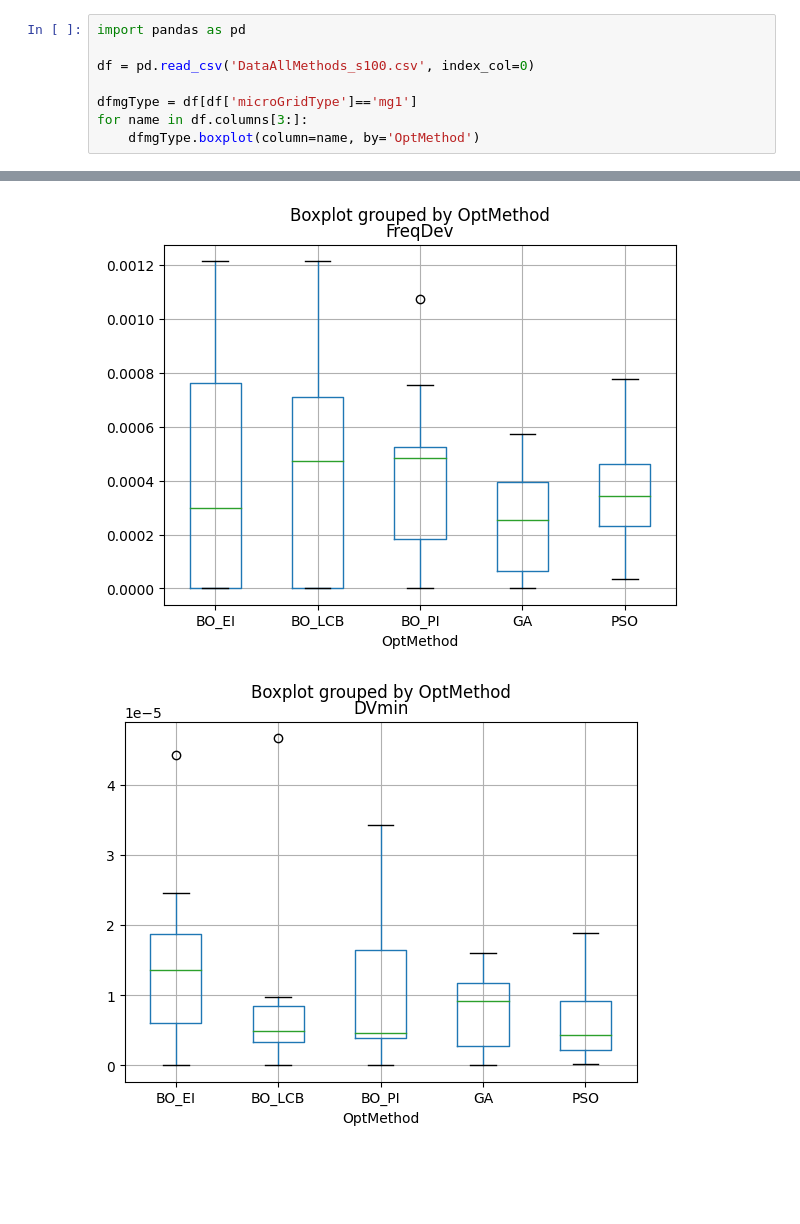
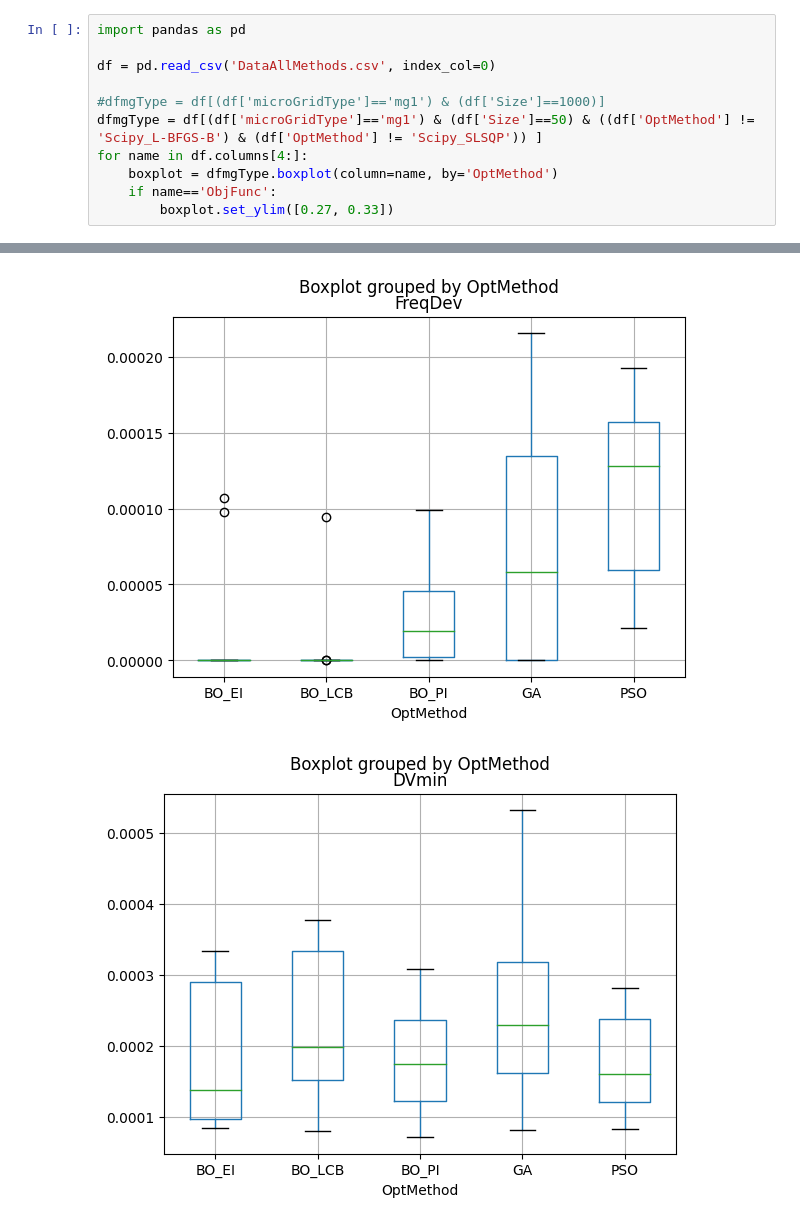
Before and after one commit to cdguarnizo/BO_Droop, a Jupyter notebook: ResultsTableAnalysis.ipynb, the cells around one changed output, grey strips where cells are left out. Saved outputs shown, nothing was run; the diff lists cells and outputs as text; blank space fills up the shorter version.

```diff
--- a/ResultsTableAnalysis.ipynb
+++ b/ResultsTableAnalysis.ipynb
@@ -1,9 +1,12 @@
 # %%
 import pandas as pd
 
-df = pd.read_csv('DataAllMethods_s100.csv', index_col=0)
+df = pd.read_csv('DataAllMethods.csv', index_col=0)
 
-dfmgType = df[df['microGridType']=='mg1']
-for name in df.columns[3:]:
-    dfmgType.boxplot(column=name, by='OptMethod')
+#dfmgType = df[(df['microGridType']=='mg1') & (df['Size']==1000)]
+dfmgType = df[(df['microGridType']=='mg1') & (df['Size']==50) & ((df['OptMethod'] != 'Scipy_L-BFGS-B') & (df['OptMethod'] != 'Scipy_SLSQP')) ]
+for name in df.columns[4:]:
+    boxplot = dfmgType.boxplot(column=name, by='OptMethod')
+    if name=='ObjFunc':
+        boxplot.set_ylim([0.27, 0.33])
 # %% [output]
@@ -11,2 +14,2 @@ for name in df.columns[3:]:
-[figure, old version]
+[figure, new version]
-[figure, old version]
+[figure, new version]
```
Also changed, not shown: parts of 3 cells of this notebook, 6 other files.
